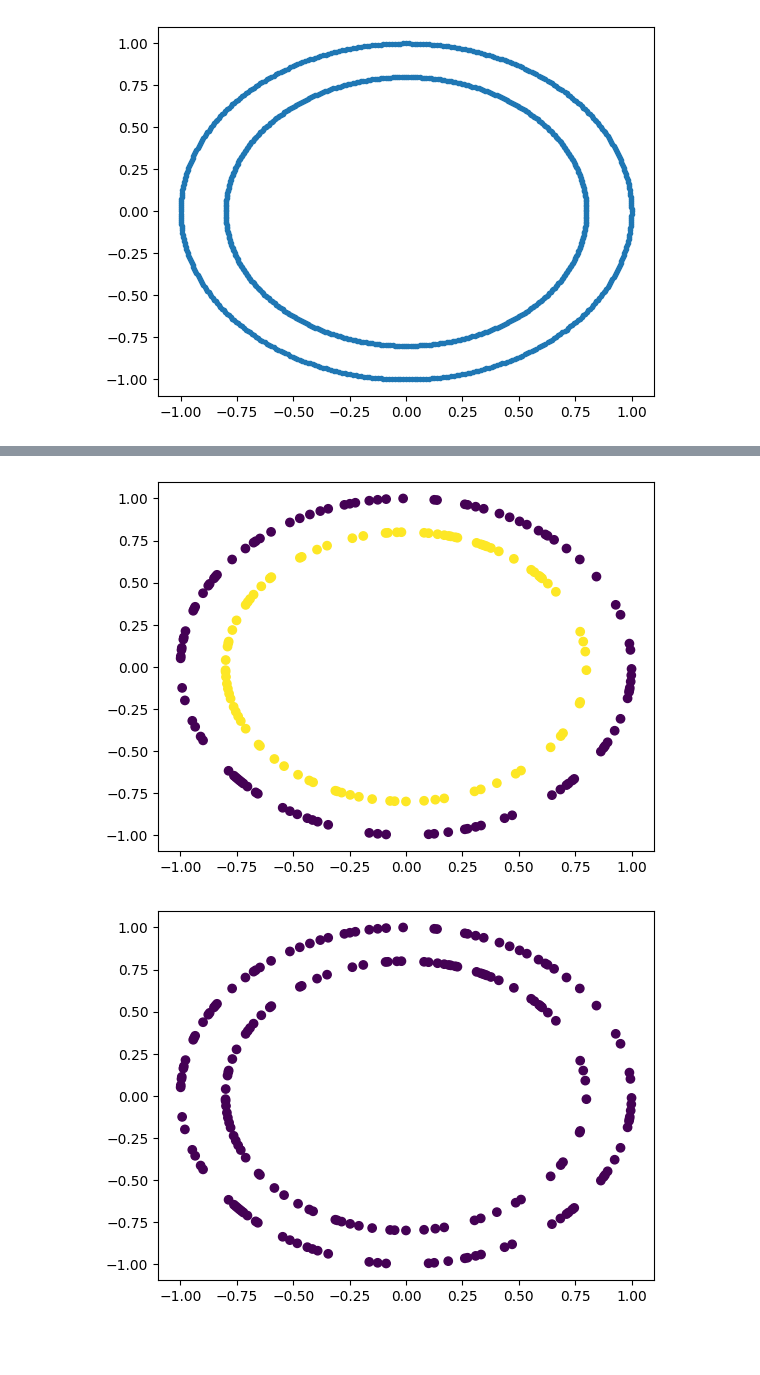
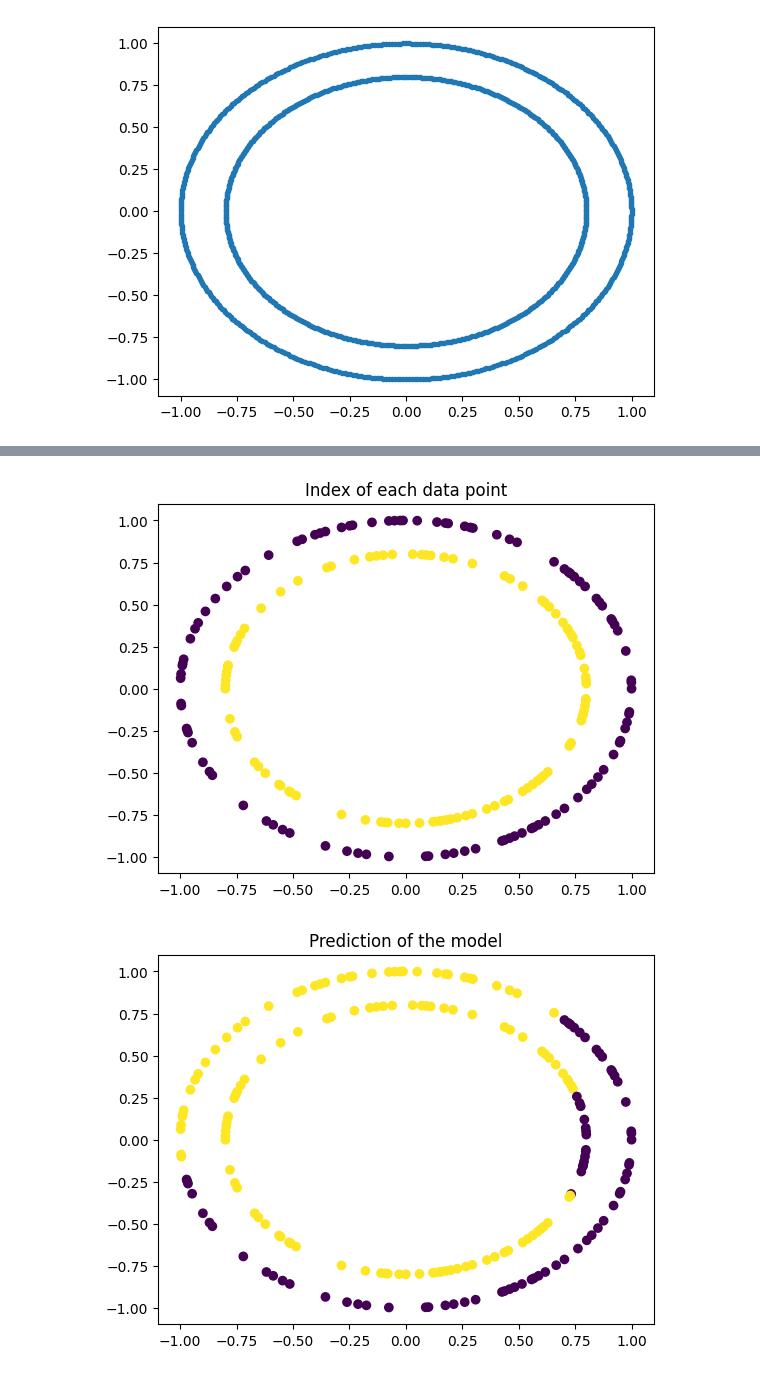
Before and after one commit to danialghamari/Learning-Pytorch, a Jupyter notebook: 2Classification/Binary_classification1.ipynb, the cells around one changed output, grey strips where cells are left out. Cells and saved outputs as stored; diff of their text form; code cells hidden in the pictures; blank space fills up the shorter version.

```diff
--- a/2Classification/Binary_classification1.ipynb
+++ b/2Classification/Binary_classification1.ipynb
@@ -199,0 +223,9 @@ plt.show()
+# %%
+model_3 = nn.Sequential(
+    nn.Linear(2,5),
+    nn.ReLU(),
+    nn.Linear(5,1)
+    ).to(device)
+
+
+print(model_3.state_dict())
@@ -199,0 +251,34 @@ plt.show()
+# %%
+loss_func = nn.BCEWithLogitsLoss()
+
+optim = torch.optim.SGD(params=model_3.parameters(),lr=0.01)
+# %%
+y_pred_logits = []
+loss_pred = []
+acc_pred = []
+# %%
+
+for epochs  in range(5001):
+    model_0.train()
+
+    y_logits = model_3(x_train).squeeze()
+
+    loss = loss_func(y_logits,y_train)
+
+    acc = accuracy(y_logits,y_train)
+
+    optim.zero_grad()
+
+    loss.backward()
+
+    optim.step()
+
+    model_3.eval()
+
+    with torch.inference_mode():
+        y_pred_logits.append(model_3(x_test).squeeze())
+        loss_pred.append(loss_func(y_pred_logits[-1],y_test))
+        acc_pred.append(accuracy(y_pred_logits[-1],y_test))
+
+    if epochs%1000==0:
+        print(f'epoch: {epochs} ||| acc: {acc_pred[-1]}% ||| loss: {loss_pred[-1]}')
@@ -200,8 +306,10 @@ plt.show()
 # %%
+plt.title('Index of each data point')
 plt.scatter(x_test[:,0].to('cpu'),x_test[:,1].to('cpu'),c=y_test.to('cpu'))
 plt.show()
+plt.title('Prediction of the model')
 plt.scatter(x_test[:,0].to('cpu'),x_test[:,1].to('cpu'),c=torch.round(torch.sigmoid(y_pred_logits[-1])).to('cpu').to('cpu'))
 plt.show()
 # %% [output]
-[figure, old version]
+[figure, new version]
-[figure, old version]
+[figure, new version]
```
Also changed, not shown: parts of 27 cells of this notebook.
